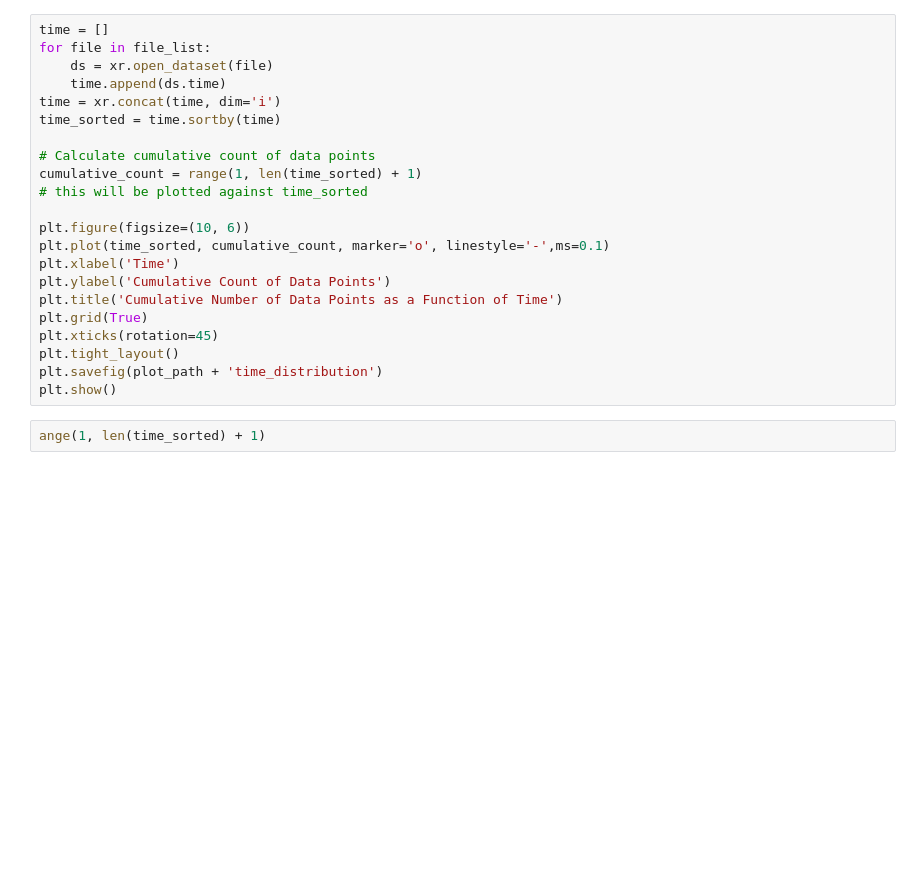
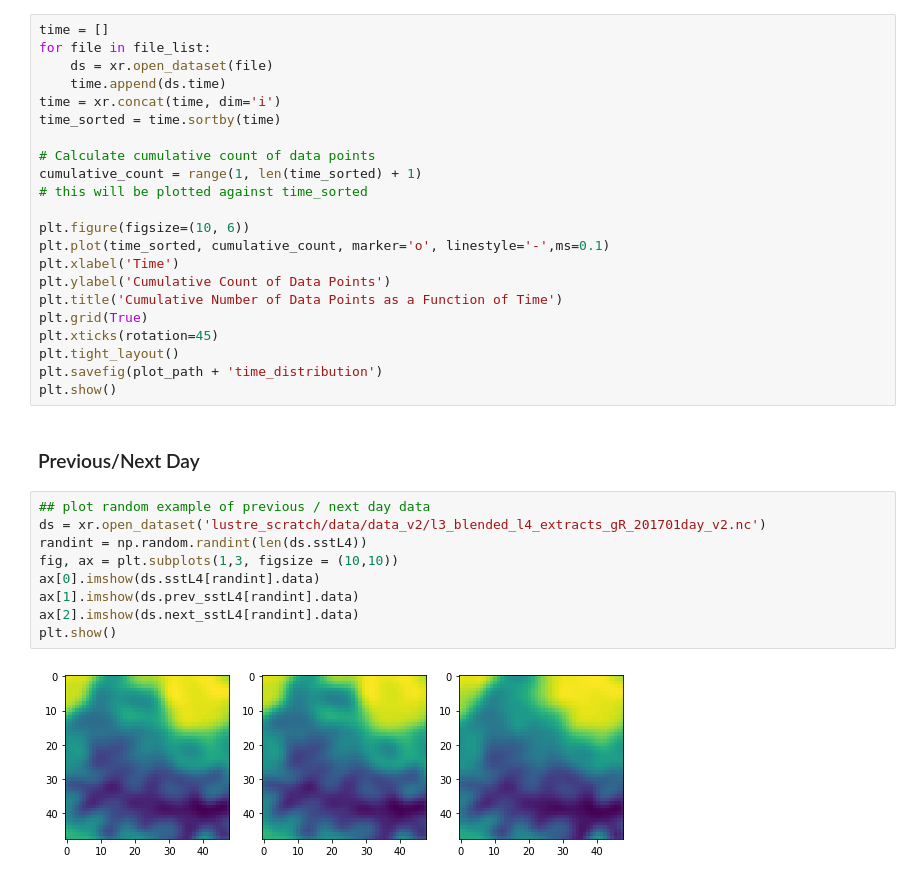
Before and after one commit to MEH04/sst_super_res, a Jupyter notebook: data_analysis.ipynb, the cells around one changed output. Saved outputs shown, nothing was run; the diff lists cells and outputs as text; blank space fills up the shorter version.

```diff
--- a/data_analysis.ipynb
+++ b/data_analysis.ipynb
@@ -256,5 +264,16 @@ plt.xticks(rotation=45)
 plt.tight_layout()
 plt.savefig(plot_path + 'time_distribution')
 plt.show()
-# %%
-ange(1, len(time_sorted) + 1)
+# %% [markdown]
+### Previous/Next Day
+# %%
+## plot random example of previous / next day data
+ds = xr.open_dataset('lustre_scratch/data/data_v2/l3_blended_l4_extracts_gR_201701day_v2.nc')
+randint = np.random.randint(len(ds.sstL4))
+fig, ax = plt.subplots(1,3, figsize = (10,10))
+ax[0].imshow(ds.sstL4[randint].data)
+ax[1].imshow(ds.prev_sstL4[randint].data)
+ax[2].imshow(ds.next_sstL4[randint].data)
+plt.show()
+# %% [output]
+[figure, added]
```
Also changed, not shown: parts of 9 cells of this notebook, 9 other files.
